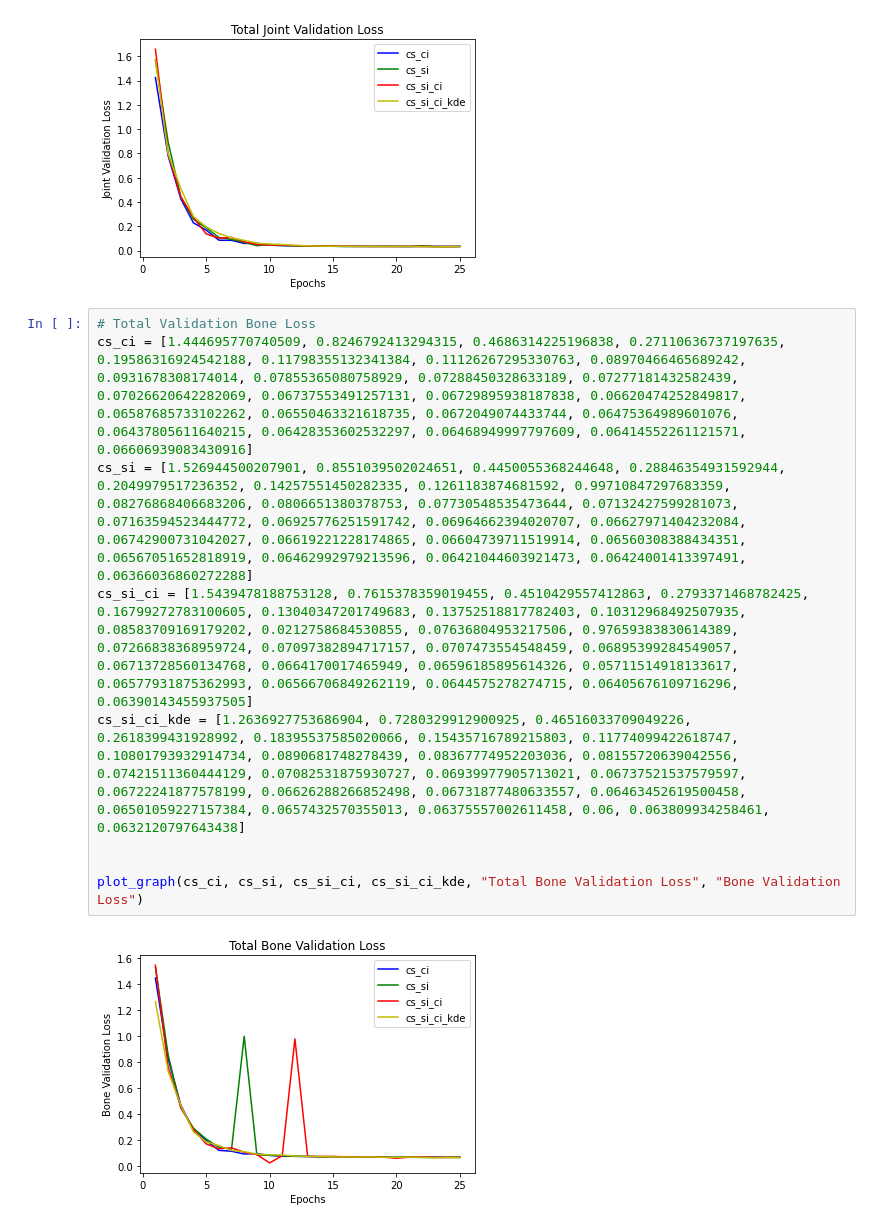
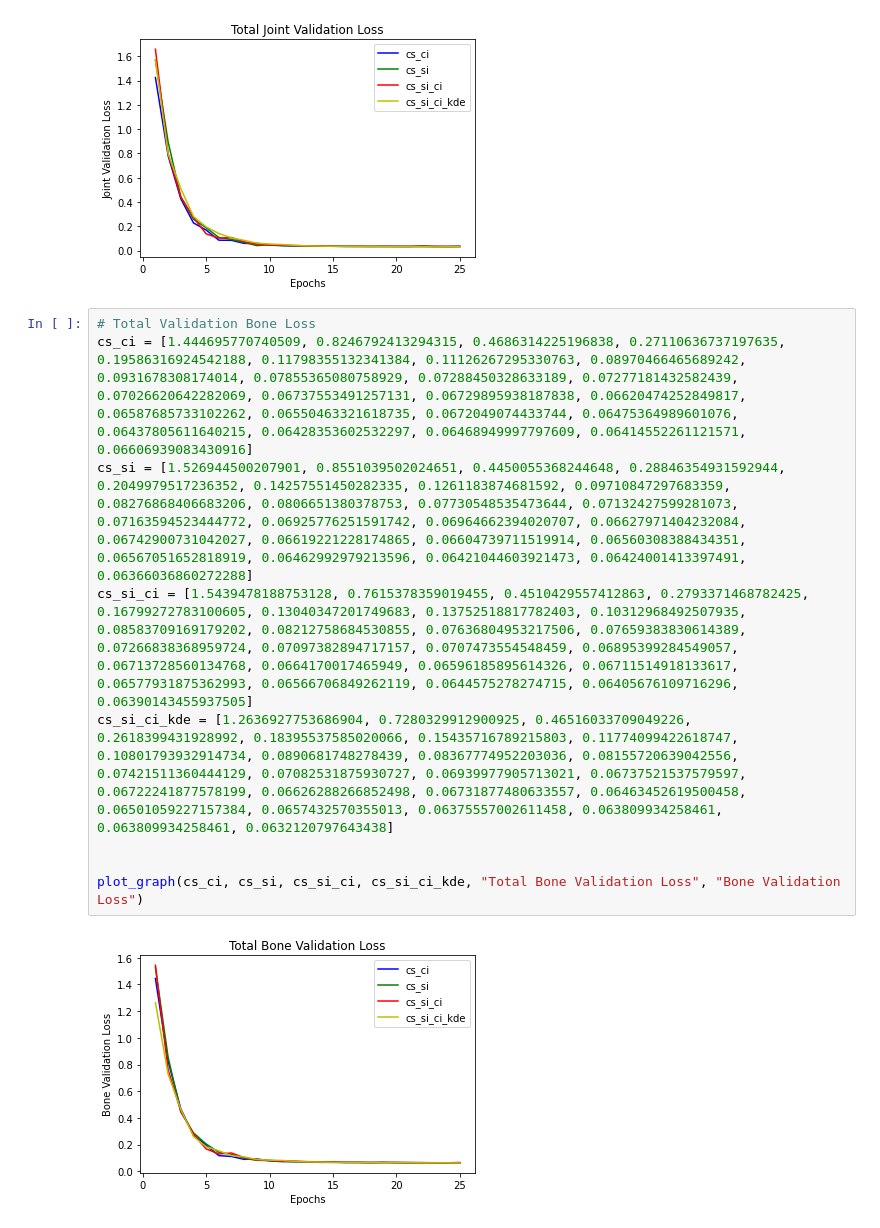
Before and after one commit to Bhaikko/AnimSkelVolNet, a Jupyter notebook: graphs/graphs.ipynb, the cells around one changed output. Cells and saved outputs as stored; diff of their text form.

Commit message:
graphs finalised

```diff
--- a/graphs/graphs.ipynb
+++ b/graphs/graphs.ipynb
@@ -45,11 +45,11 @@ plot_graph(cs_ci, cs_si, cs_si_ci, cs_si_ci_kde, "Total Joint Validation Loss",
 # %%
 # Total Validation Bone Loss
 cs_ci = [1.444695770740509, 0.8246792413294315, 0.4686314225196838, 0.27110636737197635, 0.19586316924542188, 0.11798355132341384, 0.11126267295330763, 0.08970466465689242, 0.0931678308174014, 0.07855365080758929, 0.07288450328633189, 0.07277181432582439, 0.07026620642282069, 0.06737553491257131, 0.06729895938187838, 0.06620474252849817, 0.06587685733102262, 0.06550463321618735, 0.0672049074433744, 0.06475364989601076, 0.06437805611640215, 0.06428353602532297, 0.06468949997797609, 0.06414552261121571, 0.06606939083430916]
-cs_si = [1.526944500207901, 0.8551039502024651, 0.4450055368244648, 0.28846354931592944, 0.2049979517236352, 0.14257551450282335, 0.1261183874681592, 0.99710847297683359, 0.08276868406683206, 0.0806651380378753, 0.07730548535473644, 0.07132427599281073, 0.07163594523444772, 0.06925776251591742, 0.06964662394020707, 0.06627971404232084, 0.06742900731042027, 0.06619221228174865, 0.06604739711519914, 0.06560308388434351, 0.06567051652818919, 0.06462992979213596, 0.06421044603921473, 0.06424001413397491, 0.06366036860272288]
-cs_si_ci = [1.5439478188753128, 0.7615378359019455, 0.4510429557412863, 0.2793371468782425, 0.16799272783100605, 0.13040347201749683, 0.13752518817782403, 0.10312968492507935, 0.08583709169179202, 0.0212758684530855, 0.07636804953217506, 0.97659383830614389, 0.07266838368959724, 0.07097382894717157, 0.0707473554548459, 0.06895399284549057, 0.06713728560134768, 0.0664170017465949, 0.06596185895614326, 0.05711514918133617, 0.06577931875362993, 0.06566706849262119, 0.0644575278274715, 0.06405676109716296, 0.06390143455937505]
-cs_si_ci_kde = [1.2636927753686904, 0.7280329912900925, 0.46516033709049226, 0.2618399431928992, 0.18395537585020066, 0.15435716789215803, 0.11774099422618747, 0.10801793932914734, 0.0890681748278439, 0.08367774952203036, 0.08155720639042556, 0.07421511360444129, 0.07082531875930727, 0.06939977905713021, 0.06737521537579597, 0.06722241877578199, 0.06626288266852498, 0.06731877480633557, 0.06463452619500458, 0.06501059227157384, 0.0657432570355013, 0.06375557002611458, 0.06, 0.063809934258461, 0.0632120797643438]
+cs_si = [1.526944500207901, 0.8551039502024651, 0.4450055368244648, 0.28846354931592944, 0.2049979517236352, 0.14257551450282335, 0.1261183874681592, 0.09710847297683359, 0.08276868406683206, 0.0806651380378753, 0.07730548535473644, 0.07132427599281073, 0.07163594523444772, 0.06925776251591742, 0.06964662394020707, 0.06627971404232084, 0.06742900731042027, 0.06619221228174865, 0.06604739711519914, 0.06560308388434351, 0.06567051652818919, 0.06462992979213596, 0.06421044603921473, 0.06424001413397491, 0.06366036860272288]
+cs_si_ci = [1.5439478188753128, 0.7615378359019455, 0.4510429557412863, 0.2793371468782425, 0.16799272783100605, 0.13040347201749683, 0.13752518817782403, 0.10312968492507935, 0.08583709169179202, 0.08212758684530855, 0.07636804953217506, 0.07659383830614389, 0.07266838368959724, 0.07097382894717157, 0.0707473554548459, 0.06895399284549057, 0.06713728560134768, 0.0664170017465949, 0.06596185895614326, 0.06711514918133617, 0.06577931875362993, 0.06566706849262119, 0.0644575278274715, 0.06405676109716296, 0.06390143455937505]
+cs_si_ci_kde = [1.2636927753686904, 0.7280329912900925, 0.46516033709049226, 0.2618399431928992, 0.18395537585020066, 0.15435716789215803, 0.11774099422618747, 0.10801793932914734, 0.0890681748278439, 0.08367774952203036, 0.08155720639042556, 0.07421511360444129, 0.07082531875930727, 0.06939977905713021, 0.06737521537579597, 0.06722241877578199, 0.06626288266852498, 0.06731877480633557, 0.06463452619500458, 0.06501059227157384, 0.0657432570355013, 0.06375557002611458, 0.063809934258461, 0.063809934258461, 0.0632120797643438]
 
 
 plot_graph(cs_ci, cs_si, cs_si_ci, cs_si_ci_kde, "Total Bone Validation Loss", "Bone Validation Loss")
 # %% [output]
-[figure, old version]
+[figure, new version]
```
Also changed, not shown: parts of 14 cells of this notebook, 27 other files.
